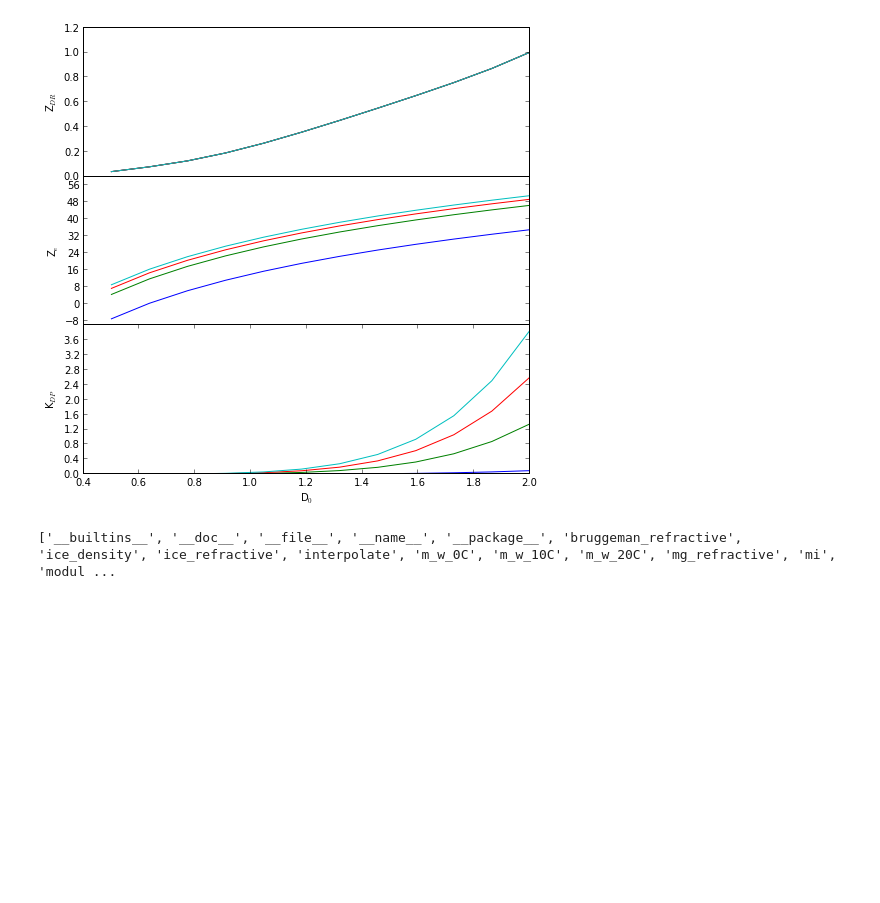
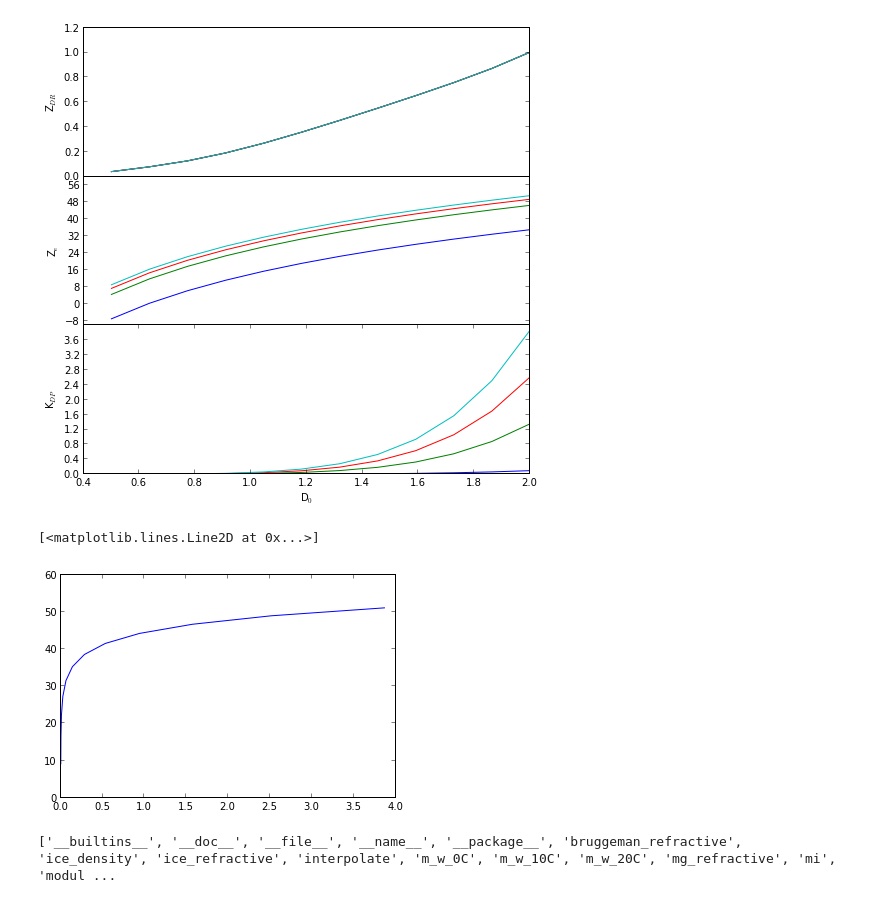
Before and after one commit to scollis/notebooks, a Jupyter notebook: T-Matrix.ipynb, the cells around one changed output. Drawn from its saved outputs; the diff is of its cells as text; code cells hidden in the pictures; blank space fills up the shorter version.

```diff
--- a/T-Matrix.ipynb
+++ b/T-Matrix.ipynb
@@ -154,6 +154,11 @@ ax3.set_xlabel(r'D$_0$')
 plt.savefig('/Users/scollis/Documents/germany_meeting/tmatrix.png', dpi=200)
 # %% [output]
 [figure]
+# %%
+plot(kdp[:,-1],10.0*np.log10(z[:,-1]))
+# %% [output]
+[<matplotlib.lines.Line2D at 0x...>]
+[figure, added]
 # %%
 print dir(refractive)
 # %% [output]
```
Also changed, not shown: parts of 1 cell of this notebook.
